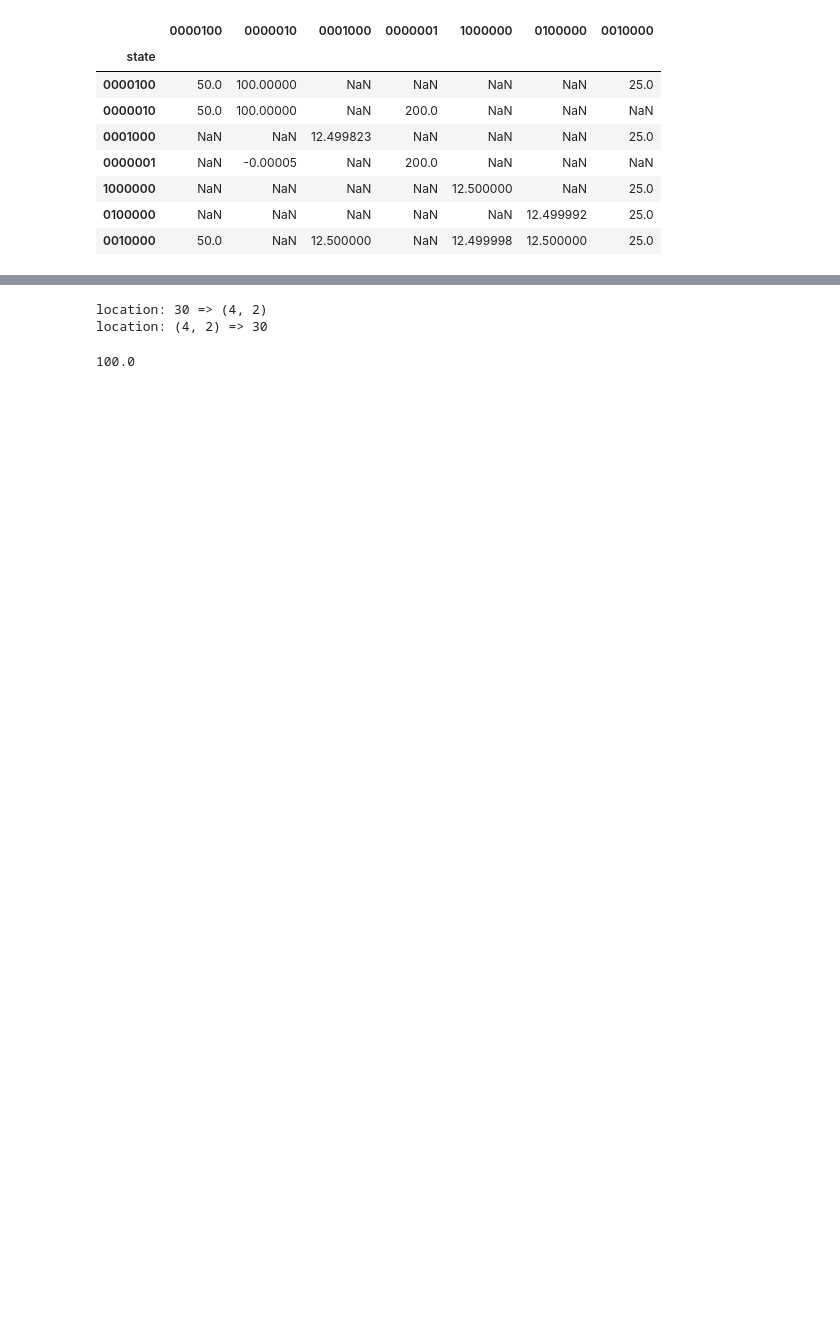
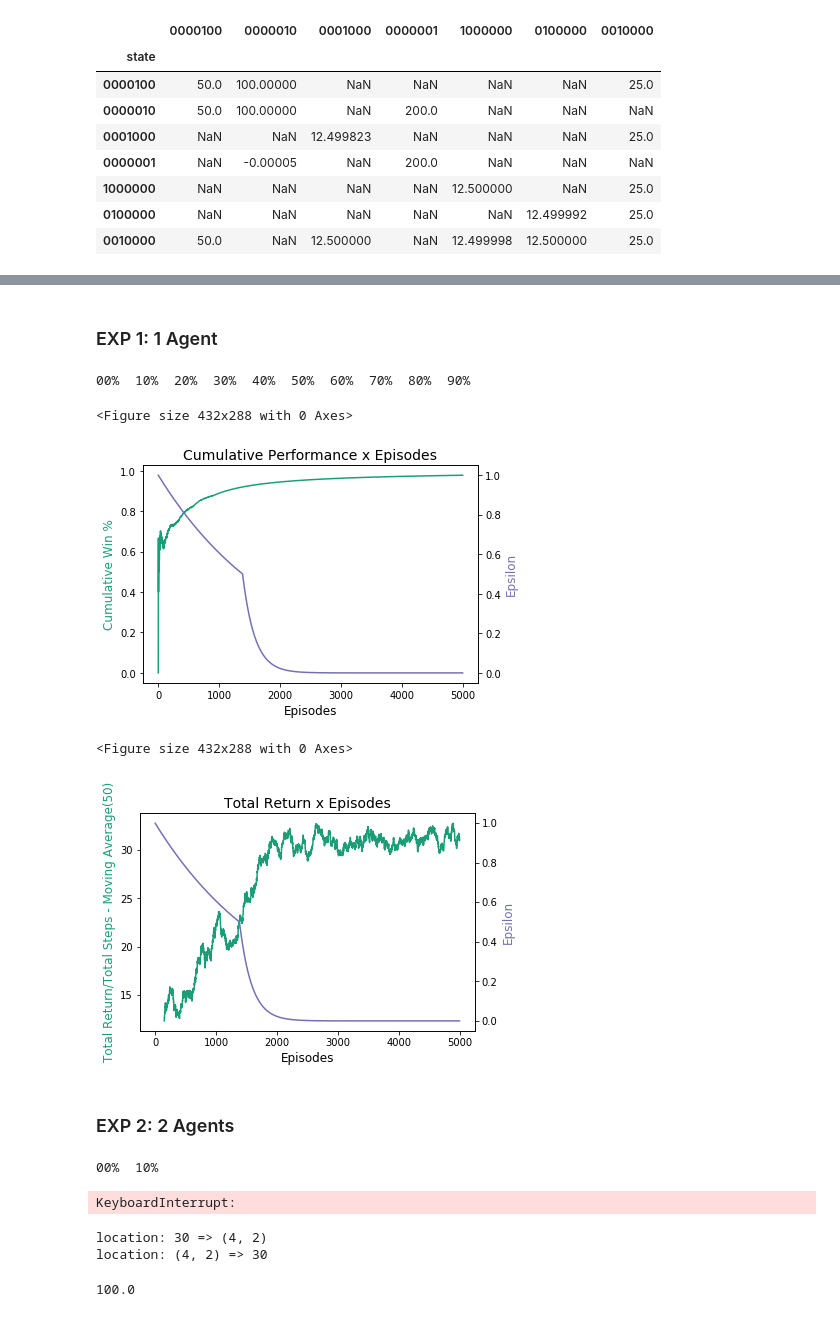
Before and after one commit to melloflavio/2019-SoftwareAgents-CW, a Jupyter notebook: Coursework.ipynb, the cells around one changed output, grey strips where cells are left out. Saved outputs shown, nothing was run; the diff lists cells and outputs as text; code cells hidden in the pictures; blank space fills up the shorter version.

Commit message:
Plotting Results

```diff
--- a/Coursework.ipynb
+++ b/Coursework.ipynb
@@ -283,7 +268,7 @@ EXPERIMENT = {
     'num_agents': 1,        # ∈ {1,2,3}
     'num_episodes': 10000,    # Number of episodes the experiment lasts
     'max_steps': 30,       # Max steps per episode
-    'epsilom': {
+    'epsilon': {
         'initial_value': 0.999,
         'decay_rate_1': 0.999,  # Decay if e >= threshold
         'decay_rate_2': 0.99,   # Decay if e < threshold
@@ -462,24 +426,0 @@ perform_experiment()
-# %%
-def show_results(experiment_results):
-    df = process_results(experiment_results)
-    plt.figure(1);
-    df['window_%'].plot();
-    df['epsilom'].plot()
-
-#     plt.figure(2); df[df['did_reach_terminal'] == True].plot.scatter(x='episode', y='total_steps')
-    plt.figure(2); df.plot.scatter(x='episode', y='total_steps')
-    return df
-
-def process_results(experiment_results):
-    df = pd.DataFrame.from_records(experiment_results)
-    for agent_id in get_agent_ids():
-        agent_id = str(agent_id)
-        df['rwd_'+agent_id] = df['reward_'+agent_id]/df['total_steps']
-    df['rwd_tot'] = df['reward_total']/df['total_steps']
-    df['window_%'] = df['did_reach_terminal'].cumsum()/(df['episode']+1)
-
-    return df
-
-
-# test_input = perform_experiment()
-show_results(test_input)
@@ -527 +532,50 @@ False
+# %% [markdown]
+### EXP 1: 1 Agent
+# %%
+EXPERIMENT = {
+    'num_agents': 1,        # ∈ {1,2,3}
+    'num_episodes': 5000,    # Number of episodes the experiment lasts
+    'max_steps': 30,       # Max steps per episode
+    'epsilon': {
+        'initial_value': 0.999,
+        'decay_rate_1': 0.9995,  # Decay if e >= threshold
+        'decay_rate_2': 0.995,   # Decay if e < threshold
+        'decay_rate_threshold': 0.5,
+    },
+    'alpha': 0.5, # learning rate
+    'gamma': 0.5, # dicount factor
+    'return': 100, # Return for moving into terminal state
+    'penalty': -100, # Punishment for leaving terminal state
+}
+results = perform_experiment()
+show_results(results)
+# %% [output]
+00%  10%  20%  30%  40%  50%  60%  70%  80%  90%
+<Figure size 432x288 with 0 Axes>
+[figure, added]
+<Figure size 432x288 with 0 Axes>
+[figure, added]
+# %% [markdown]
+### EXP 2: 2 Agents
+# %%
+EXPERIMENT = {
+    'num_agents': 2,        # ∈ {1,2,3}
+    'num_episodes': 10000,    # Number of episodes the experiment lasts
+    'max_steps': 30,       # Max steps per episode
+    'epsilon': {
+        'initial_value': 0.999,
+        'decay_rate_1': 0.999,  # Decay if e >= threshold
+        'decay_rate_2': 0.99,   # Decay if e < threshold
+        'decay_rate_threshold': 0.5,
+    },
+    'alpha': 0.5, # learning rate
+    'gamma': 0.5, # dicount factor
+    'return': 100, # Return for moving into terminal state
+    'penalty': -100, # Punishment for leaving terminal state
+}
+results = perform_experiment()
+show_results(results)
+# %% [output]
+00%  10%
+KeyboardInterrupt:
 # %%
```
Also changed, not shown: parts of 16 cells of this notebook, 4 other files.
